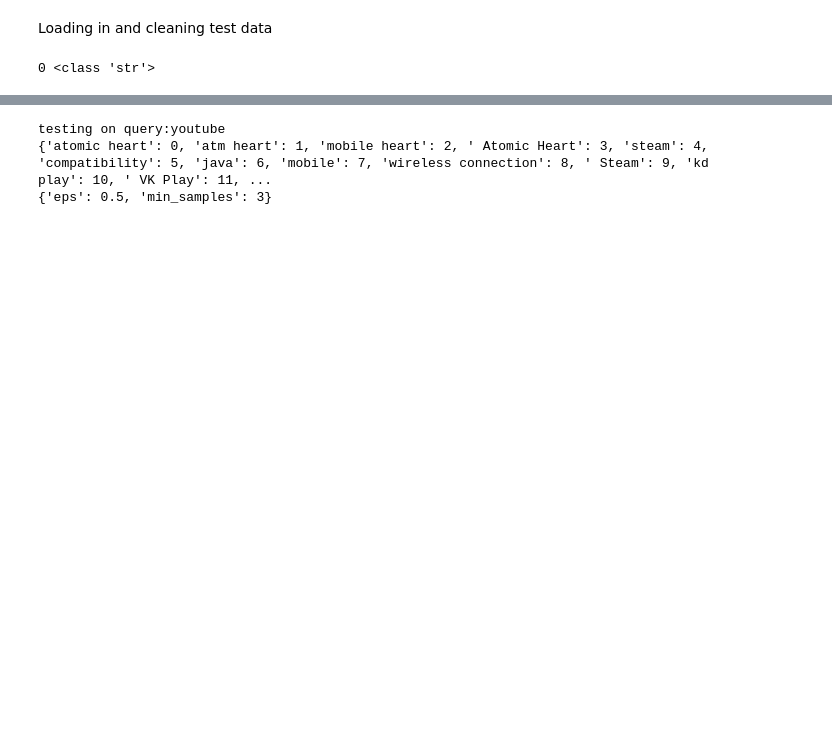
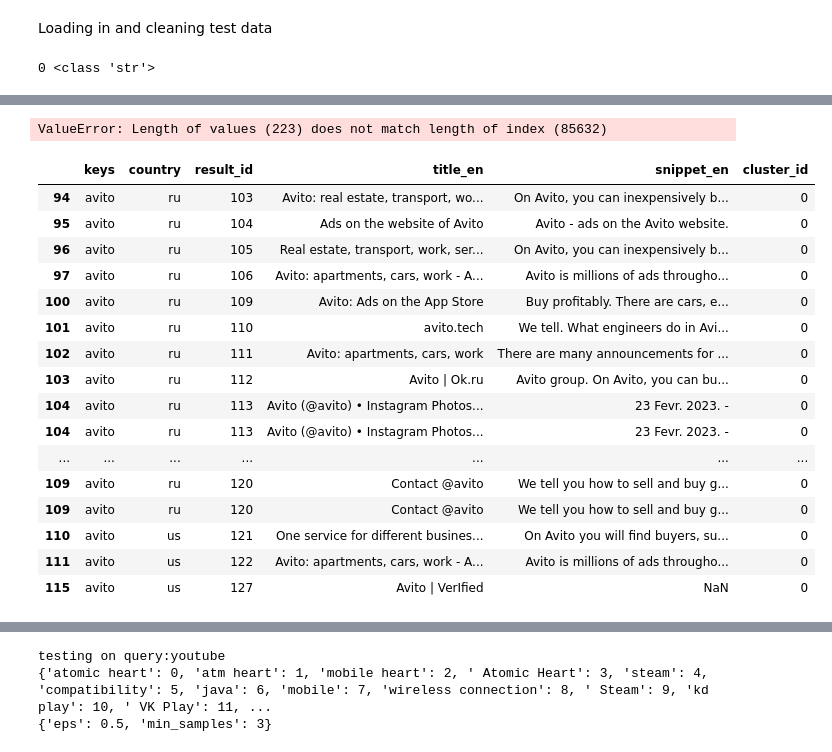
Before and after one commit to anna-02/549proj, a Jupyter notebook: clustering.ipynb, the cells around one changed output, grey strips where cells are left out. Cells and saved outputs as stored; diff of their text form; code cells hidden in the pictures; blank space fills up the shorter version.

```diff
--- a/clustering.ipynb
+++ b/clustering.ipynb
@@ -37,0 +81,30 @@ test_df[KEYS_FOR_RES]
+# %%
+# X.reshape(-1,2)[:,0], X.reshape(-1,2)[:,1]
+color_df = pd.DataFrame()
+axes = [ X[i].reshape(-1,2).sum(axis=0) for i in range(len(X))]
+color_df['x'] = [i[0] for i in axes] # X
+color_df['y'] = [i[1] for i in axes]# a
+color_df['cluster_id'] = clusters
+color_df
+# %% [output]
+ValueError: Length of values (223) does not match length of index (85632)
+# %%
+keywords_df[keywords_df['keys']=='avito']
+# %% [output]
+|  | keys | country | result_id | title_en | snippet_en | cluster_id |
+| 94 | avito | ru | 103 | Avito: real estate, transport, wo... | On Avito, you can inexpensively b... | 0 |
+| 95 | avito | ru | 104 | Ads on the website of Avito | Avito - ads on the Avito website. | 0 |
+| 96 | avito | ru | 105 | Real estate, transport, work, ser... | On Avito, you can inexpensively b... | 0 |
+| 97 | avito | ru | 106 | Avito: apartments, cars, work - A... | Avito is millions of ads througho... | 0 |
+| 100 | avito | ru | 109 | Avito: Ads on the App Store | Buy profitably. There are cars, e... | 0 |
+| 101 | avito | ru | 110 | avito.tech | We tell. What engineers do in Avi... | 0 |
+| 102 | avito | ru | 111 | Avito: apartments, cars, work | There are many announcements for ... | 0 |
+| 103 | avito | ru | 112 | Avito | Ok.ru | Avito group. On Avito, you can bu... | 0 |
+| 104 | avito | ru | 113 | Avito (@avito) • Instagram Photos... | 23 Fevr. 2023. - | 0 |
+| 104 | avito | ru | 113 | Avito (@avito) • Instagram Photos... | 23 Fevr. 2023. - | 0 |
+| ... | ... | ... | ... | ... | ... | ... |
+| 109 | avito | ru | 120 | Contact @avito | We tell you how to sell and buy g... | 0 |
+| 109 | avito | ru | 120 | Contact @avito | We tell you how to sell and buy g... | 0 |
+| 110 | avito | us | 121 | One service for different busines... | On Avito you will find buyers, su... | 0 |
+| 111 | avito | us | 122 | Avito: apartments, cars, work - A... | Avito is millions of ads througho... | 0 |
+| 115 | avito | us | 127 | Avito | VerIfied | NaN | 0 |
```
Also changed, not shown: parts of 10 cells of this notebook, 2 other files.
